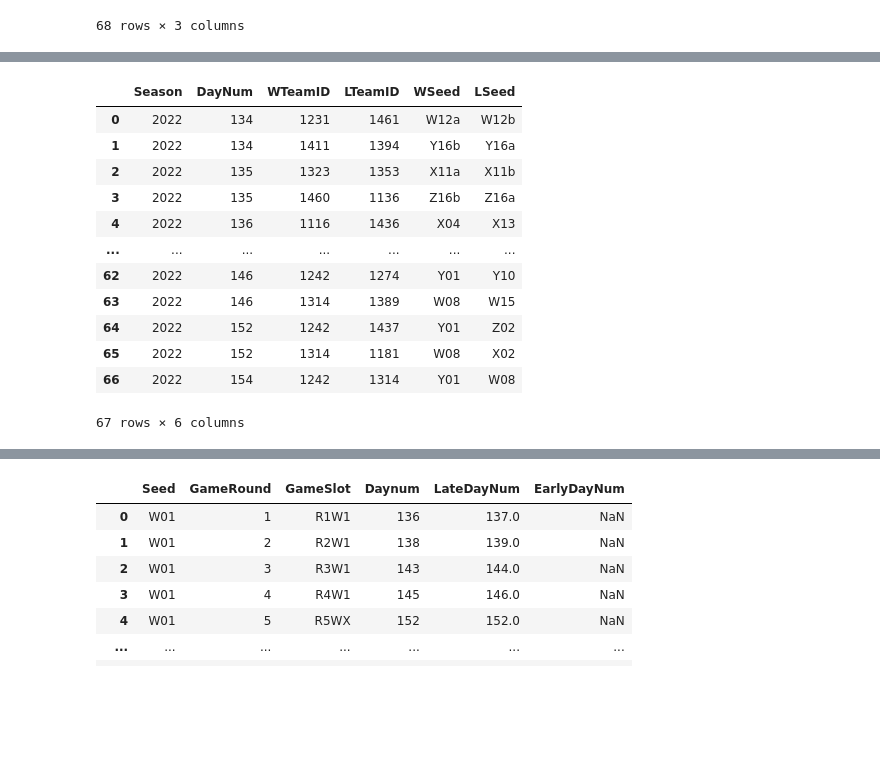
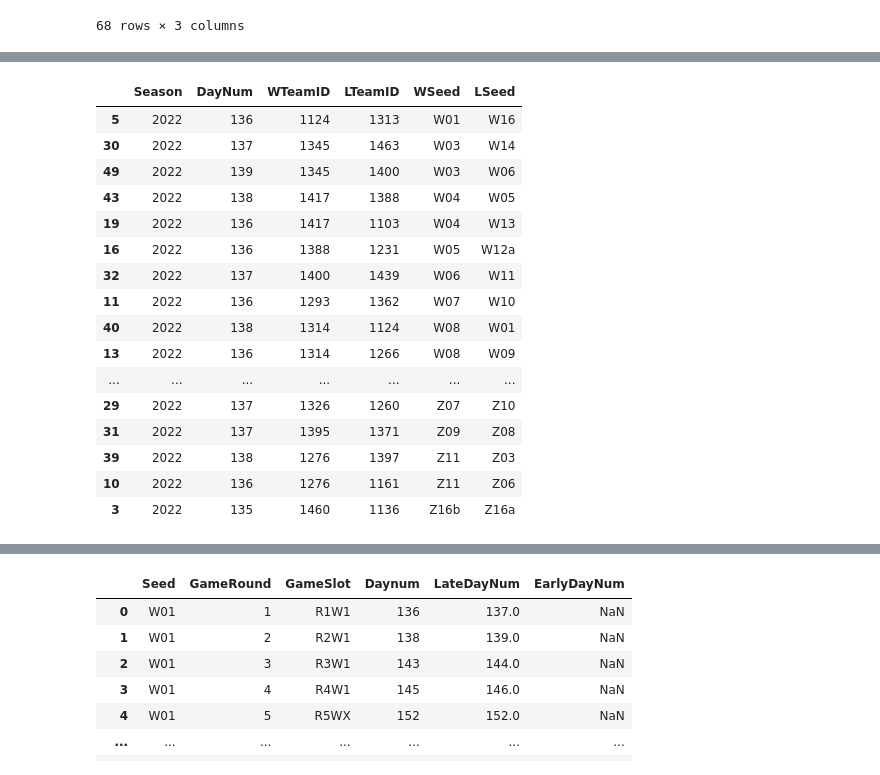
Before and after one commit to sebastiancoombs/Tournament-gym, a Jupyter notebook: Process_data/build mens json.ipynb, the cells around one changed output, grey strips where cells are left out. Saved outputs shown, nothing was run; the diff lists cells and outputs as text; code cells hidden in the pictures; blank space fills up the shorter version.

Commit message:
Rebuilding the tournament results

```diff
--- a/Process_data/build mens json.ipynb
+++ b/Process_data/build mens json.ipynb
@@ -34,22 +49,27 @@ tourn=tournament[tournament['Season']==2022]
 # %%
 left_tourn=pd.merge(tourn,seed,left_on='WTeamID',right_on='TeamID',how='left')
 left_tourn=left_tourn.rename(columns={'Seed':'WSeed','Season_x':"Season"})
 left_tourn=left_tourn.drop(['Season_y','TeamID'],axis=1)
 right_tourn=pd.merge(left_tourn,seed,left_on='LTeamID',right_on='TeamID',how='left')
 right_tourn=right_tourn.rename(columns={'Seed':'LSeed','Season_x':"Season"})
 right_tourn=right_tourn.drop(['Season_y','TeamID','WScore','LScore','WLoc','NumOT'],axis=1)
-right_tourn
+right_tourn.sort_values('DayNum').groupby('WSeed').head(2).sort_values('WSeed')
+# right_tourn.sort_values('WSeed')
 # %% [output]
 |  | Season | DayNum | WTeamID | LTeamID | WSeed | LSeed |
-| 0 | 2022 | 134 | 1231 | 1461 | W12a | W12b |
-| 1 | 2022 | 134 | 1411 | 1394 | Y16b | Y16a |
-| 2 | 2022 | 135 | 1323 | 1353 | X11a | X11b |
+| 5 | 2022 | 136 | 1124 | 1313 | W01 | W16 |
+| 30 | 2022 | 137 | 1345 | 1463 | W03 | W14 |
+| 49 | 2022 | 139 | 1345 | 1400 | W03 | W06 |
+| 43 | 2022 | 138 | 1417 | 1388 | W04 | W05 |
+| 19 | 2022 | 136 | 1417 | 1103 | W04 | W13 |
+| 16 | 2022 | 136 | 1388 | 1231 | W05 | W12a |
+| 32 | 2022 | 137 | 1400 | 1439 | W06 | W11 |
+| 11 | 2022 | 136 | 1293 | 1362 | W07 | W10 |
+| 40 | 2022 | 138 | 1314 | 1124 | W08 | W01 |
+| 13 | 2022 | 136 | 1314 | 1266 | W08 | W09 |
+| ... | ... | ... | ... | ... | ... | ... |
+| 29 | 2022 | 137 | 1326 | 1260 | Z07 | Z10 |
+| 31 | 2022 | 137 | 1395 | 1371 | Z09 | Z08 |
+| 39 | 2022 | 138 | 1276 | 1397 | Z11 | Z03 |
+| 10 | 2022 | 136 | 1276 | 1161 | Z11 | Z06 |
 | 3 | 2022 | 135 | 1460 | 1136 | Z16b | Z16a |
-| 4 | 2022 | 136 | 1116 | 1436 | X04 | X13 |
-| ... | ... | ... | ... | ... | ... | ... |
-| 62 | 2022 | 146 | 1242 | 1274 | Y01 | Y10 |
-| 63 | 2022 | 146 | 1314 | 1389 | W08 | W15 |
-| 64 | 2022 | 152 | 1242 | 1437 | Y01 | Z02 |
-| 65 | 2022 | 152 | 1314 | 1181 | W08 | X02 |
-| 66 | 2022 | 154 | 1242 | 1314 | Y01 | W08 |
-67 rows × 6 columns
```
Also changed, not shown: parts of 7 cells of this notebook.
